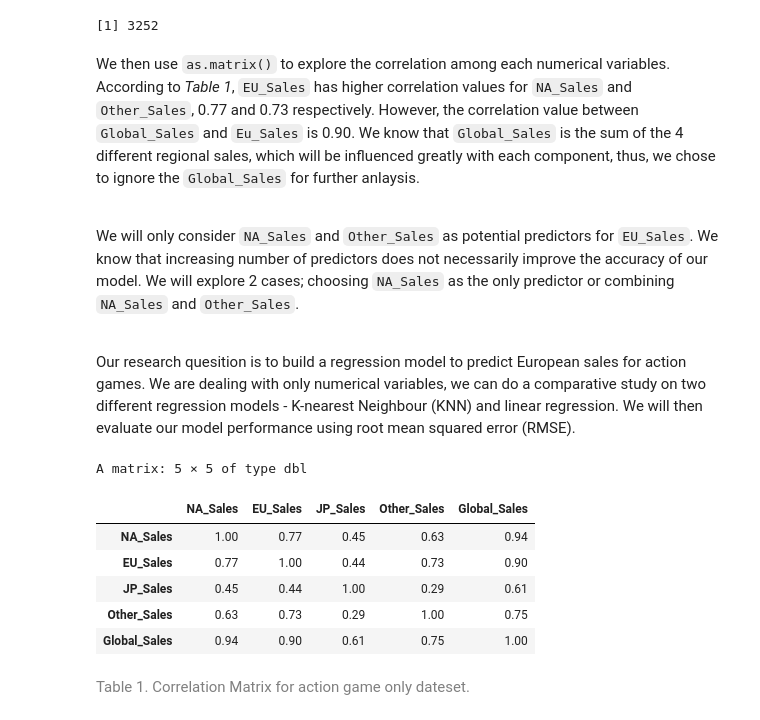
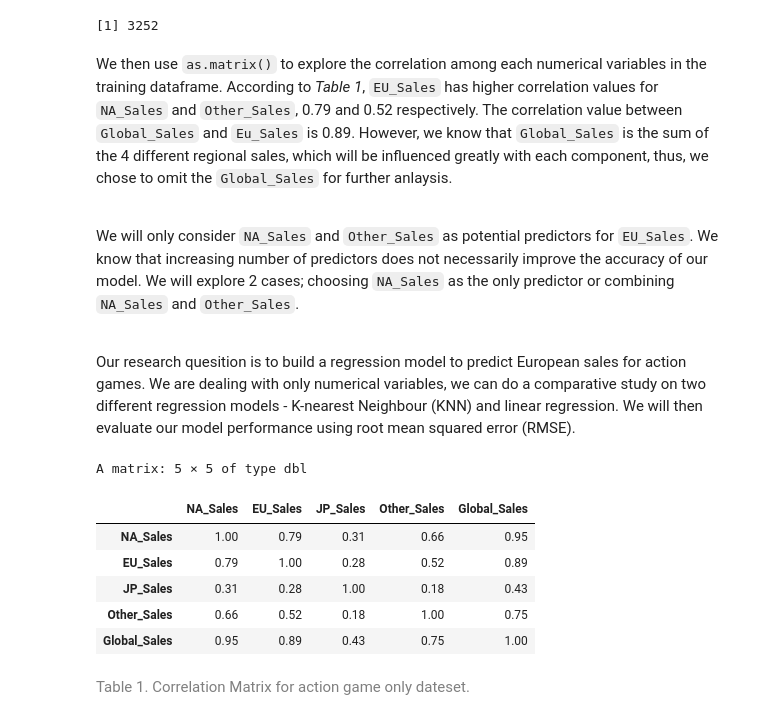
Before and after one commit to kristennli/DSCI100_project, a Jupyter notebook: KL_LR.ipynb, the cells around one changed output. Drawn from its saved outputs; the diff is of its cells as text; code cells hidden in the pictures.

```diff
--- a/KL_LR.ipynb
+++ b/KL_LR.ipynb
@@ -143,8 +135,8 @@ We use the initial_split function to create the training and testing sets by spe
 # %%
 set.seed(9999)
 vg_split <- initial_split(vga, prop = 0.75, strata = EU_Sales)
-vg_train <- training(vg_split_all)
-vg_test <- testing(vg_split_all)
+vg_train <- training(vg_split)
+vg_test <- testing(vg_split)
 # %% [markdown]
 ## 2. Exploratory Data Analysis
 # %% [markdown]
@@ -237,28 +229,28 @@ vg_genre_nrow
 # %% [output]
 [1] 3252
 # %% [markdown]
-We then use `as.matrix()` to explore the correlation among each numerical variables. According to *Table 1*, `EU_Sales` has higher correlation values for `NA_Sales` and `Other_Sales`, 0.77 and 0.73 respectively. However, the correlation value between `Global_Sales` and `Eu_Sales` is 0.90. We know that `Global_Sales` is the sum of the 4 different regional sales, which will be influenced greatly with each component, thus, we chose to ignore the `Global_Sales` for further anlaysis.
+We then use `as.matrix()` to explore the correlation among each numerical variables in the training dataframe. According to *Table 1*, `EU_Sales` has higher correlation values for `NA_Sales` and `Other_Sales`, 0.79 and 0.52 respectively. The correlation value between `Global_Sales` and `Eu_Sales` is 0.89. However, we know that `Global_Sales` is the sum of the 4 different regional sales, which will be influenced greatly with each component, thus, we chose to omit the `Global_Sales` for further anlaysis.
 
 <br> We will only consider `NA_Sales` and `Other_Sales` as potential predictors for `EU_Sales`. We know that increasing number of predictors does not necessarily improve the accuracy of our model. We will explore 2 cases; choosing `NA_Sales` as the only predictor or combining `NA_Sales` and `Other_Sales`.
 
 <br> Our research quesition is to build a regression model to predict European sales for action games. We are dealing with only numerical variables, we can do a comparative study on two different regression models - K-nearest Neighbour (KNN) and linear regression. We will then evaluate our model performance using root mean squared error (RMSE).
 # %%
 #correlation analysis, rounding the Matrics values to 2 decimal places
-vg_cor<- vg %>%
+vg_cor<- vg_train %>%
   select(-(Rank:Publisher))
 
 sales_cor <- round(cor(vg_cor),2)%>%
   as.matrix()
 
 sales_cor
 # %% [output]
 A matrix: 5 × 5 of type dbl
 |  | NA_Sales | EU_Sales | JP_Sales | Other_Sales | Global_Sales |
-| NA_Sales | 1.00 | 0.77 | 0.45 | 0.63 | 0.94 |
-| EU_Sales | 0.77 | 1.00 | 0.44 | 0.73 | 0.90 |
-| JP_Sales | 0.45 | 0.44 | 1.00 | 0.29 | 0.61 |
-| Other_Sales | 0.63 | 0.73 | 0.29 | 1.00 | 0.75 |
-| Global_Sales | 0.94 | 0.90 | 0.61 | 0.75 | 1.00 |
+| NA_Sales | 1.00 | 0.79 | 0.31 | 0.66 | 0.95 |
+| EU_Sales | 0.79 | 1.00 | 0.28 | 0.52 | 0.89 |
+| JP_Sales | 0.31 | 0.28 | 1.00 | 0.18 | 0.43 |
+| Other_Sales | 0.66 | 0.52 | 0.18 | 1.00 | 0.75 |
+| Global_Sales | 0.95 | 0.89 | 0.43 | 0.75 | 1.00 |
 # %% [markdown]
 <span style="color:gray">Table 1. Correlation Matrix for action game only dateset.
 # %% [markdown]
```
Also changed, not shown: parts of 22 cells of this notebook.
